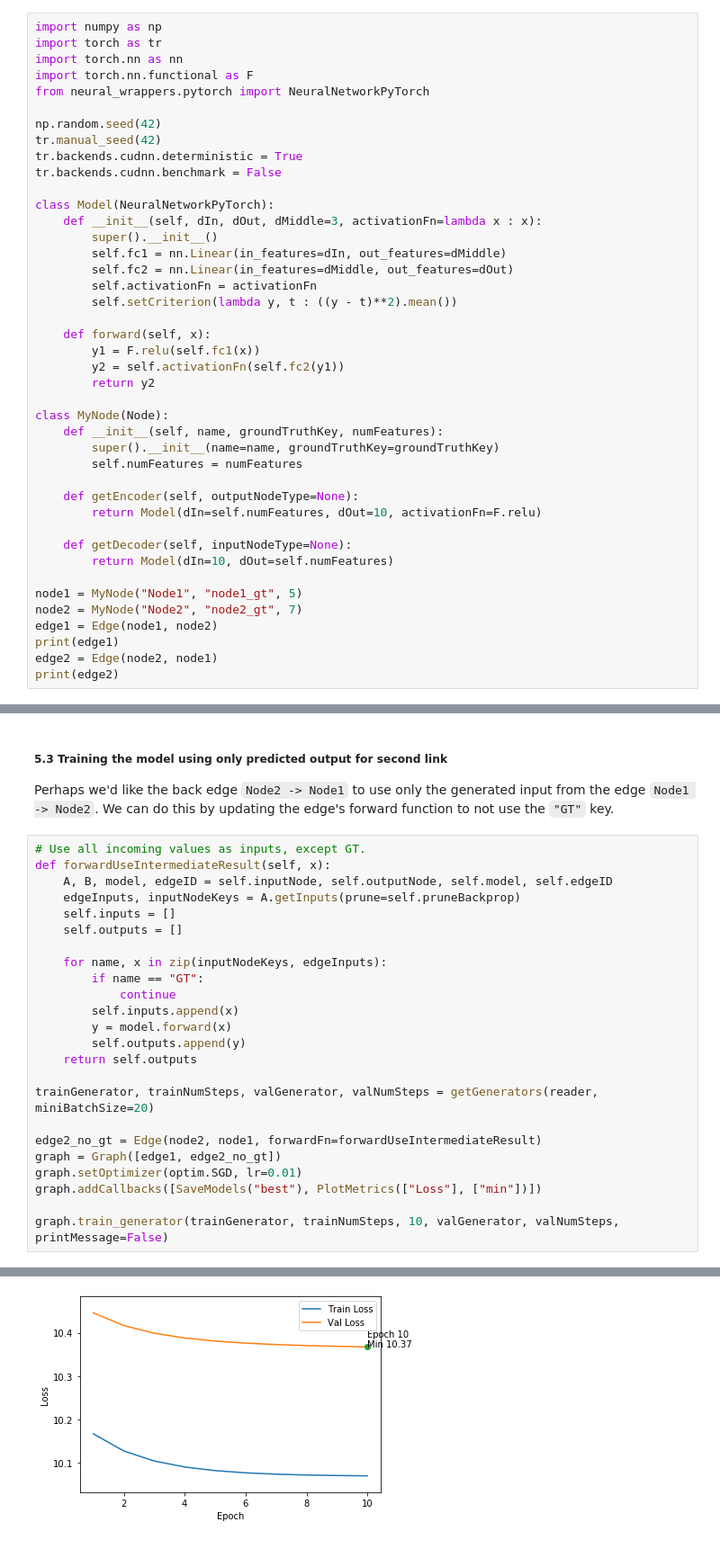
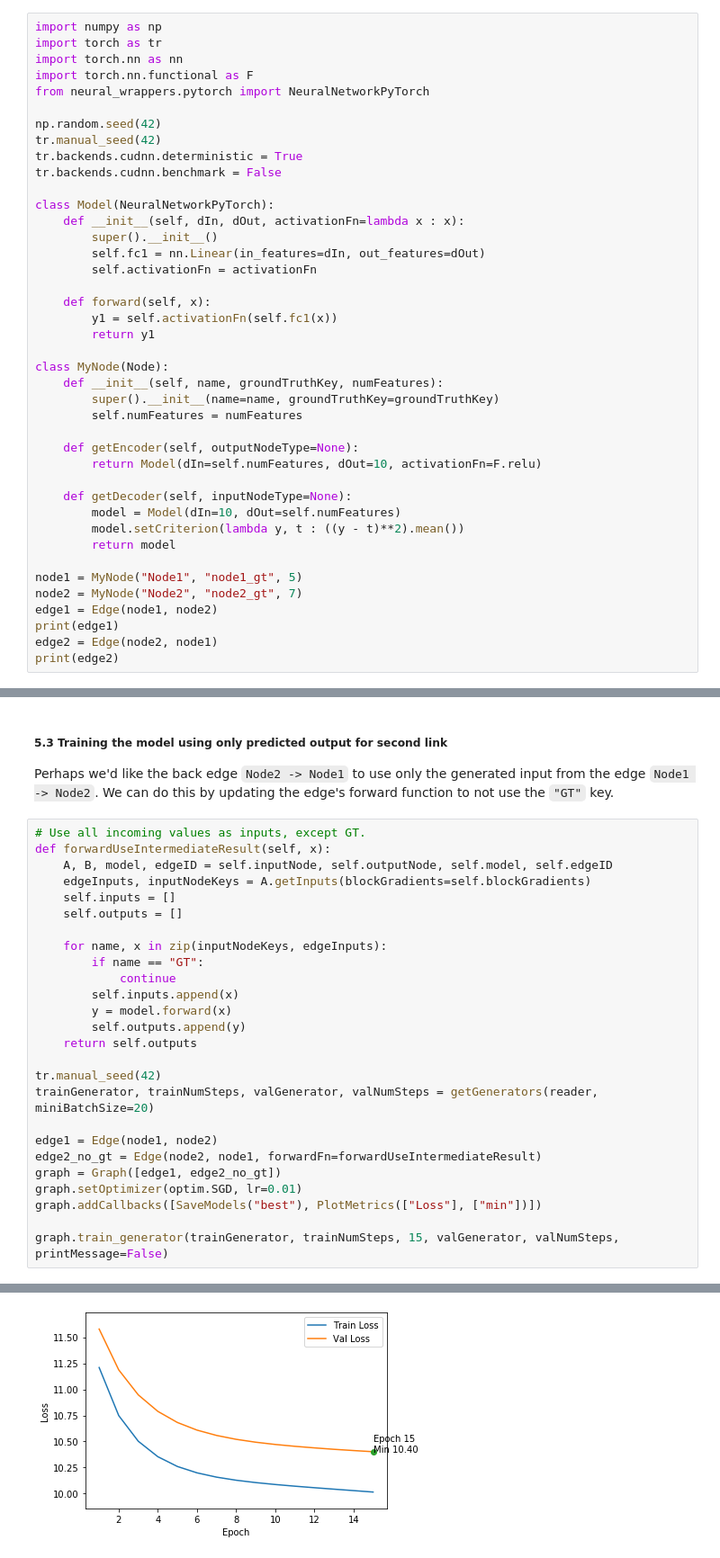
Before and after one commit to ishitsuka-hikaru/neural-wrappers, a Jupyter notebook: examples/tutorials/3-Graph.ipynb, the cells around one changed output, grey strips where cells are left out. Shown at 90% size. Drawn from its saved outputs; the diff is of its cells as text.

Commit message:
Updated Graph tutorial with new API and fix for hyper parameters

```diff
--- a/examples/tutorials/3-Graph.ipynb
+++ b/examples/tutorials/3-Graph.ipynb
@@ -55,17 +55,14 @@ tr.backends.cudnn.deterministic = True
 tr.backends.cudnn.benchmark = False
 
 class Model(NeuralNetworkPyTorch):
-    def __init__(self, dIn, dOut, dMiddle=3, activationFn=lambda x : x):
+    def __init__(self, dIn, dOut, activationFn=lambda x : x):
         super().__init__()
-        self.fc1 = nn.Linear(in_features=dIn, out_features=dMiddle)
-        self.fc2 = nn.Linear(in_features=dMiddle, out_features=dOut)
+        self.fc1 = nn.Linear(in_features=dIn, out_features=dOut)
         self.activationFn = activationFn
-        self.setCriterion(lambda y, t : ((y - t)**2).mean())
 
     def forward(self, x):
-        y1 = F.relu(self.fc1(x))
-        y2 = self.activationFn(self.fc2(y1))
-        return y2
+        y1 = self.activationFn(self.fc1(x))
+        return y1
 
 class MyNode(Node):
     def __init__(self, name, groundTruthKey, numFeatures):
@@ -76,7 +73,9 @@ class MyNode(Node):
         return Model(dIn=self.numFeatures, dOut=10, activationFn=F.relu)
 
     def getDecoder(self, inputNodeType=None):
-        return Model(dIn=10, dOut=self.numFeatures)
+        model = Model(dIn=10, dOut=self.numFeatures)
+        model.setCriterion(lambda y, t : ((y - t)**2).mean())
+        return model
 
 node1 = MyNode("Node1", "node1_gt", 5)
 node2 = MyNode("Node2", "node2_gt", 7)
@@ -237,7 +249,7 @@ Perhaps we'd like the back edge `Node2 -> Node1` to use only the generated input
 # Use all incoming values as inputs, except GT.
 def forwardUseIntermediateResult(self, x):
     A, B, model, edgeID = self.inputNode, self.outputNode, self.model, self.edgeID
-    edgeInputs, inputNodeKeys = A.getInputs(prune=self.pruneBackprop)
+    edgeInputs, inputNodeKeys = A.getInputs(blockGradients=self.blockGradients)
     self.inputs = []
     self.outputs = []
 
@@ -249,12 +261,14 @@ def forwardUseIntermediateResult(self, x):
         self.outputs.append(y)
     return self.outputs
 
+tr.manual_seed(42)
 trainGenerator, trainNumSteps, valGenerator, valNumSteps = getGenerators(reader, miniBatchSize=20)
 
+edge1 = Edge(node1, node2)
 edge2_no_gt = Edge(node2, node1, forwardFn=forwardUseIntermediateResult)
 graph = Graph([edge1, edge2_no_gt])
 graph.setOptimizer(optim.SGD, lr=0.01)
 graph.addCallbacks([SaveModels("best"), PlotMetrics(["Loss"], ["min"])])
 
-graph.train_generator(trainGenerator, trainNumSteps, 10, valGenerator, valNumSteps, printMessage=False)
+graph.train_generator(trainGenerator, trainNumSteps, 15, valGenerator, valNumSteps, printMessage=False)
 # %% [output]
@@ -271 +290 @@ Epoch 10. Improvement (Loss) from 10.37 to 10.37
-[figure, old version]
+[figure, new version]
```
Also changed, not shown: parts of 5 cells of this notebook.
